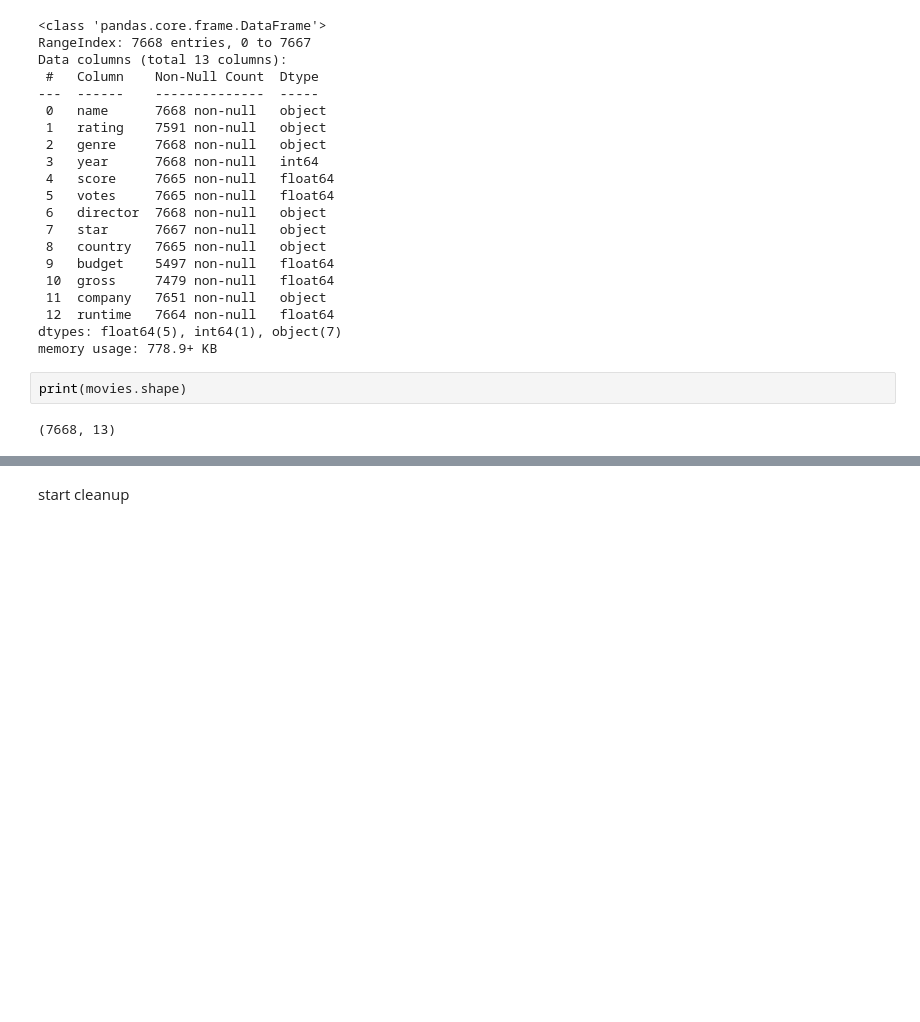
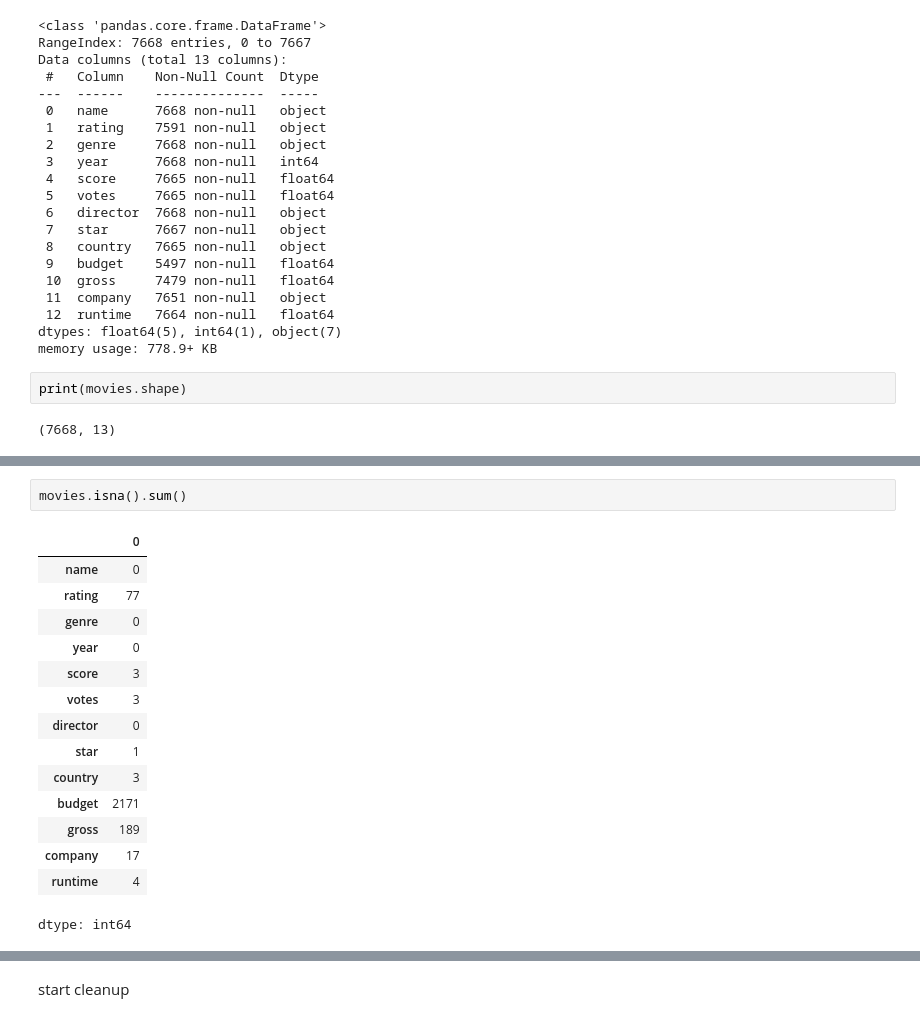
Before and after one commit to Kaidense2026/Pop_culture-, a Jupyter notebook: Pop_Culture_research_project.ipynb, the cells around one changed output, grey strips where cells are left out. Cells and saved outputs as stored; diff of their text form; blank space fills up the shorter version.

```diff
--- a/Pop_Culture_research_project.ipynb
+++ b/Pop_Culture_research_project.ipynb
@@ -59,0 +86,18 @@ print(movies.shape)
+# %%
+movies.isna().sum()
+# %% [output]
+|  | 0 |
+| name | 0 |
+| rating | 77 |
+| genre | 0 |
+| year | 0 |
+| score | 3 |
+| votes | 3 |
+| director | 0 |
+| star | 1 |
+| country | 3 |
+| budget | 2171 |
+| gross | 189 |
+| company | 17 |
+| runtime | 4 |
+dtype: int64
```
Also changed, not shown: parts of 9 cells of this notebook.
